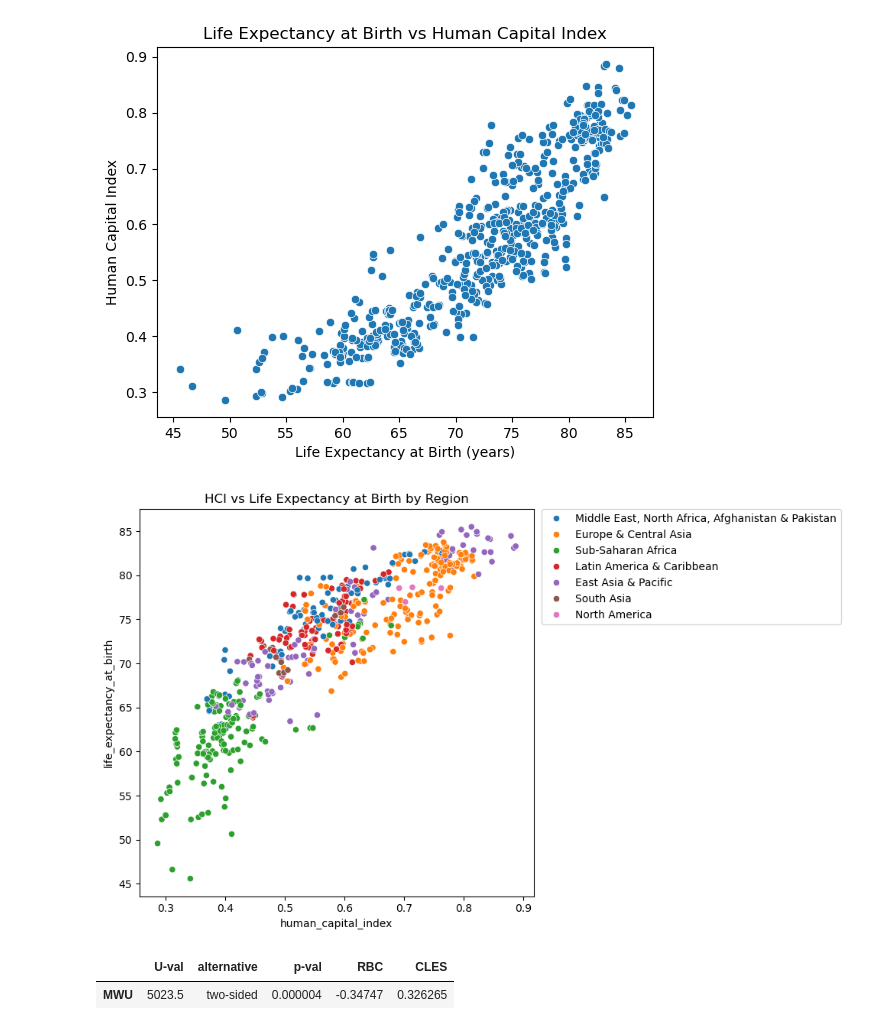
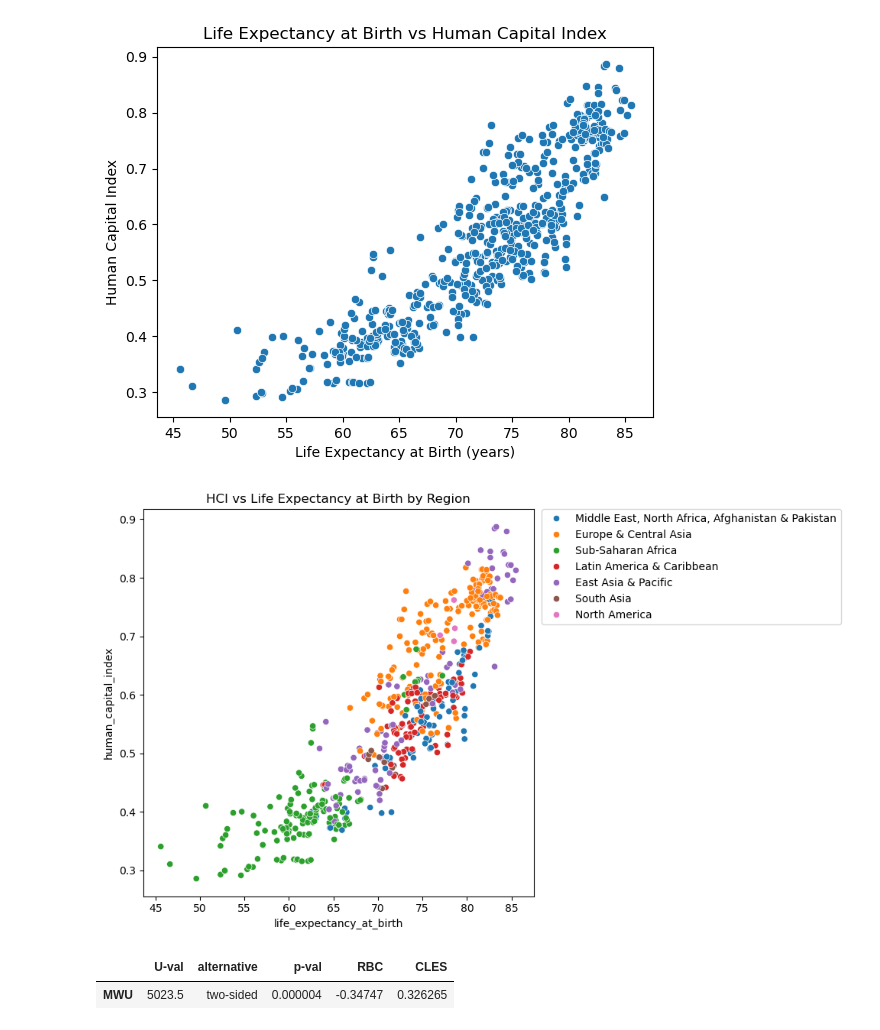
Before and after one commit to kellymegan/ASDA_2025_Group_2_Portfolio_, a Jupyter notebook: notebooks/week_06_group_2_notebook.ipynb, the cells around one changed output. Drawn from its saved outputs; the diff is of its cells as text; code cells hidden in the pictures.

```diff
--- a/notebooks/week_06_group_2_notebook.ipynb
+++ b/notebooks/week_06_group_2_notebook.ipynb
@@ -389,24 +429,24 @@ plt.show()
 # %%
 plt.figure(figsize=(10, 6))
 ax = sns.scatterplot(
     data=dataset,
-    x="human_capital_index",
-    y="life_expectancy_at_birth",
+    y="human_capital_index",
+    x="life_expectancy_at_birth",
     hue="Region"
 )
 
 # Legend outside right
 ax.legend(
     bbox_to_anchor=(1.02, 1),
     loc='upper left',
     borderaxespad=0
 )
 
 plt.title("HCI vs Life Expectancy at Birth by Region")
 plt.tight_layout()
 plt.show()
 # %% [output]
-[figure, old version]
+[figure, new version]
 # %%
 # Select rows for the two regions and only the desired columns
 dataset2 = dataset.loc[
```
Also changed, not shown: parts of 3 cells of this notebook, 6 other files.
